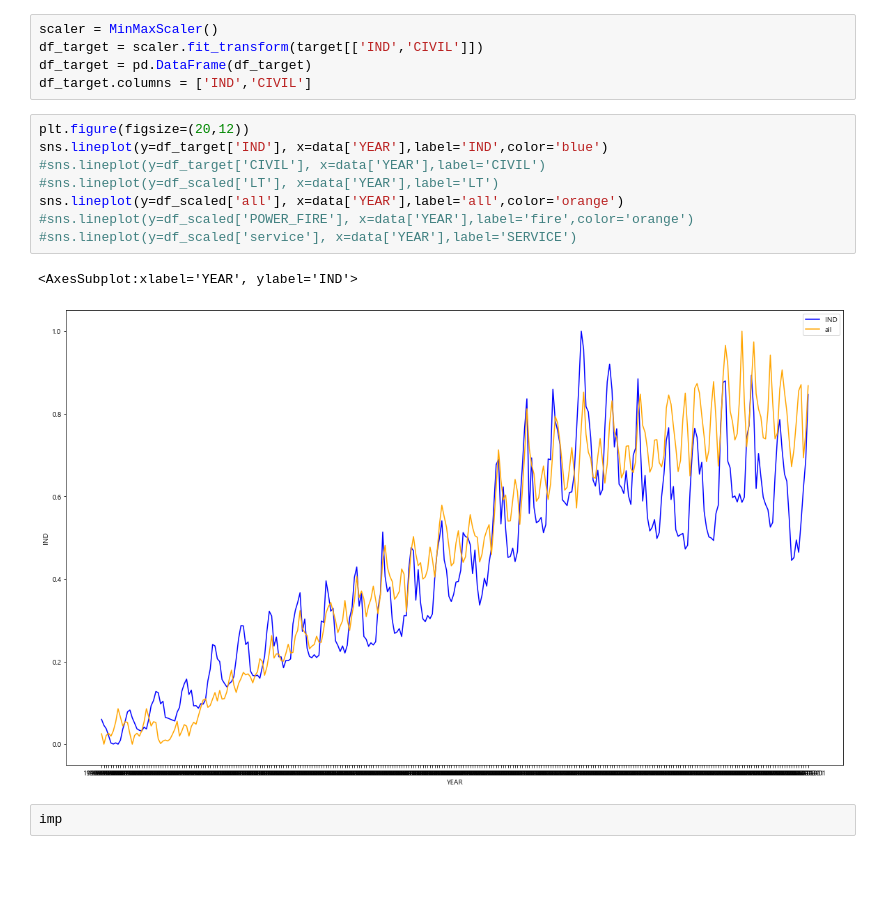
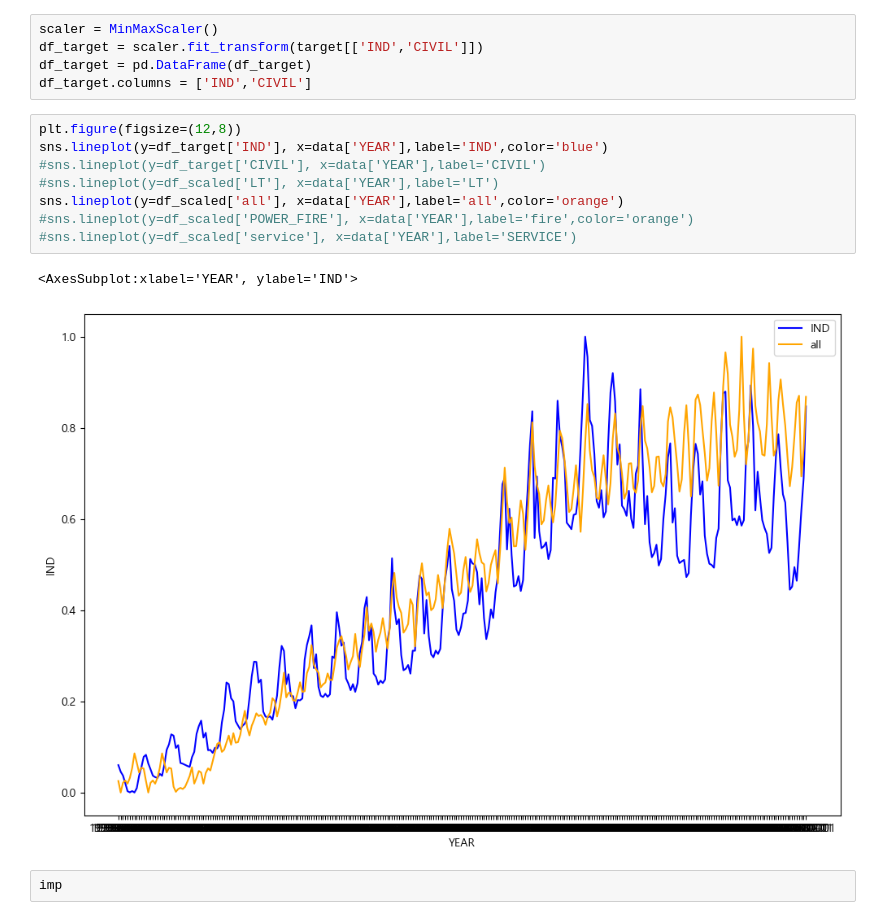
Before and after one commit to minsoo-s/03_Self_Study, a Jupyter notebook: bigstar/Model_LSTM_minsoo.ipynb, the cells around one changed output. Saved outputs shown, nothing was run; the diff lists cells and outputs as text; blank space fills up the shorter version.

```diff
--- a/bigstar/Model_LSTM_minsoo.ipynb
+++ b/bigstar/Model_LSTM_minsoo.ipynb
@@ -628,16 +628,16 @@ df_target = scaler.fit_transform(target[['IND','CIVIL']])
 df_target = pd.DataFrame(df_target)
 df_target.columns = ['IND','CIVIL']
 # %%
-plt.figure(figsize=(20,12))
+plt.figure(figsize=(12,8))
 sns.lineplot(y=df_target['IND'], x=data['YEAR'],label='IND',color='blue')
 #sns.lineplot(y=df_target['CIVIL'], x=data['YEAR'],label='CIVIL')
 #sns.lineplot(y=df_scaled['LT'], x=data['YEAR'],label='LT')
 sns.lineplot(y=df_scaled['all'], x=data['YEAR'],label='all',color='orange')
 #sns.lineplot(y=df_scaled['POWER_FIRE'], x=data['YEAR'],label='fire',color='orange')
 #sns.lineplot(y=df_scaled['service'], x=data['YEAR'],label='SERVICE')
 # %% [output]
 <AxesSubplot:xlabel='YEAR', ylabel='IND'>
-[figure, old version]
+[figure, new version]
 # %%
 imp
 # %% [output]
```
Also changed, not shown: parts of 7 cells of this notebook, 1 other file.
